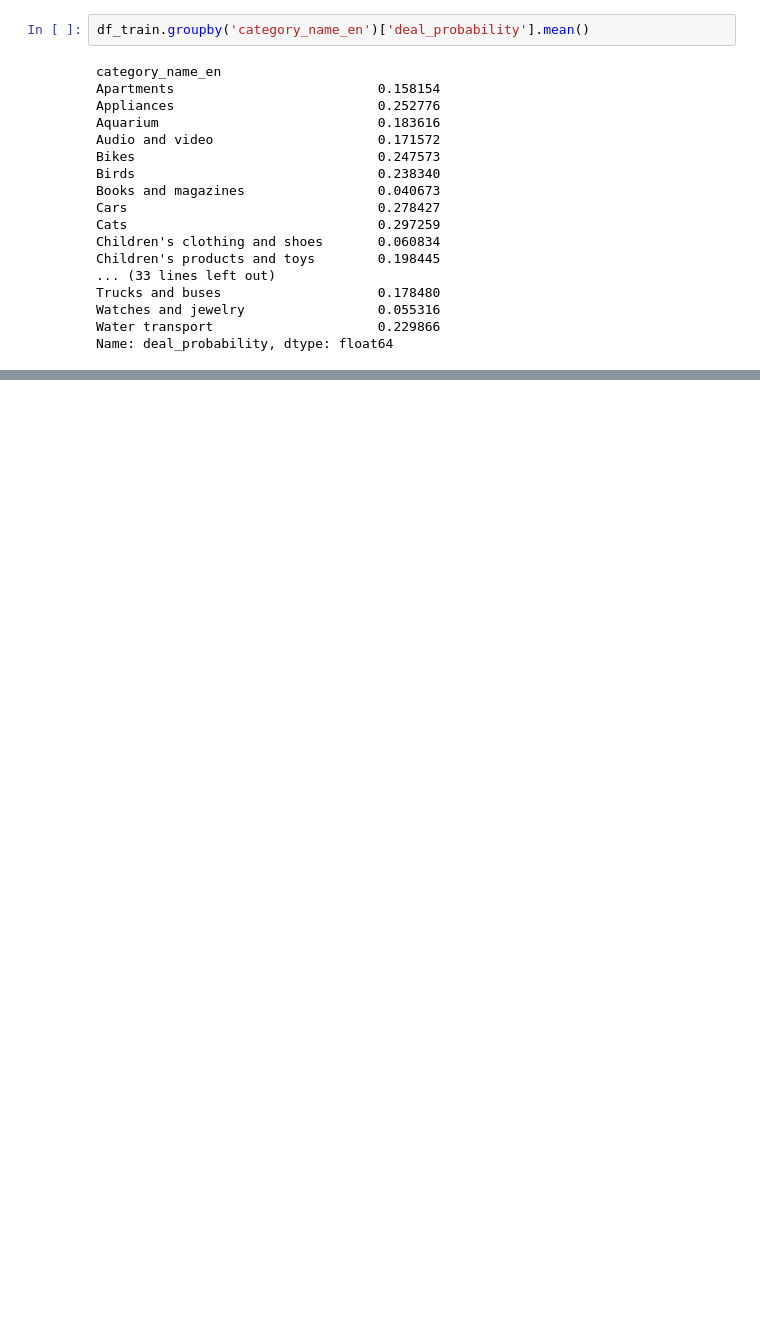
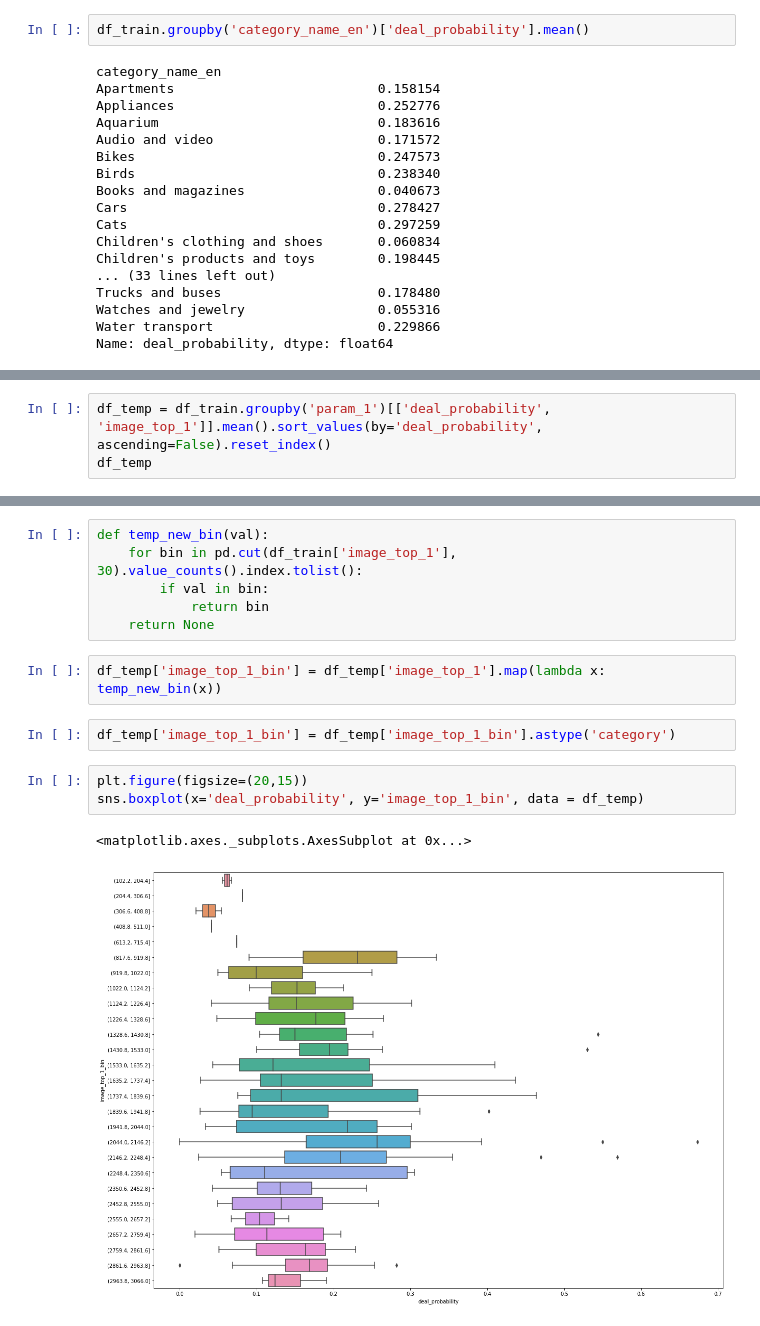
Before and after one commit to anshulrai/Kaggle-Challenges, a Jupyter notebook: Avito Demand Prediction Challenge/Baseline.ipynb, the cells around one changed output, grey strips where cells are left out. Saved outputs shown, nothing was run; the diff lists cells and outputs as text; blank space fills up the shorter version.

```diff
--- a/Avito Demand Prediction Challenge/Baseline.ipynb
+++ b/Avito Demand Prediction Challenge/Baseline.ipynb
@@ -261,0 +403,3 @@ Name: deal_probability, dtype: float64
+# %%
+df_temp = df_train.groupby('param_1')[['deal_probability', 'image_top_1']].mean().sort_values(by='deal_probability', ascending=False).reset_index()
+df_temp
@@ -261,0 +425,16 @@ Name: deal_probability, dtype: float64
+# %%
+def temp_new_bin(val):
+    for bin in pd.cut(df_train['image_top_1'], 30).value_counts().index.tolist():
+        if val in bin:
+            return bin
+    return None
+# %%
+df_temp['image_top_1_bin'] = df_temp['image_top_1'].map(lambda x: temp_new_bin(x))
+# %%
+df_temp['image_top_1_bin'] = df_temp['image_top_1_bin'].astype('category')
+# %%
+plt.figure(figsize=(20,15))
+sns.boxplot(x='deal_probability', y='image_top_1_bin', data = df_temp)
+# %% [output]
+<matplotlib.axes._subplots.AxesSubplot at 0x...>
+[figure, added]
```
Also changed, not shown: parts of 17 cells of this notebook.
